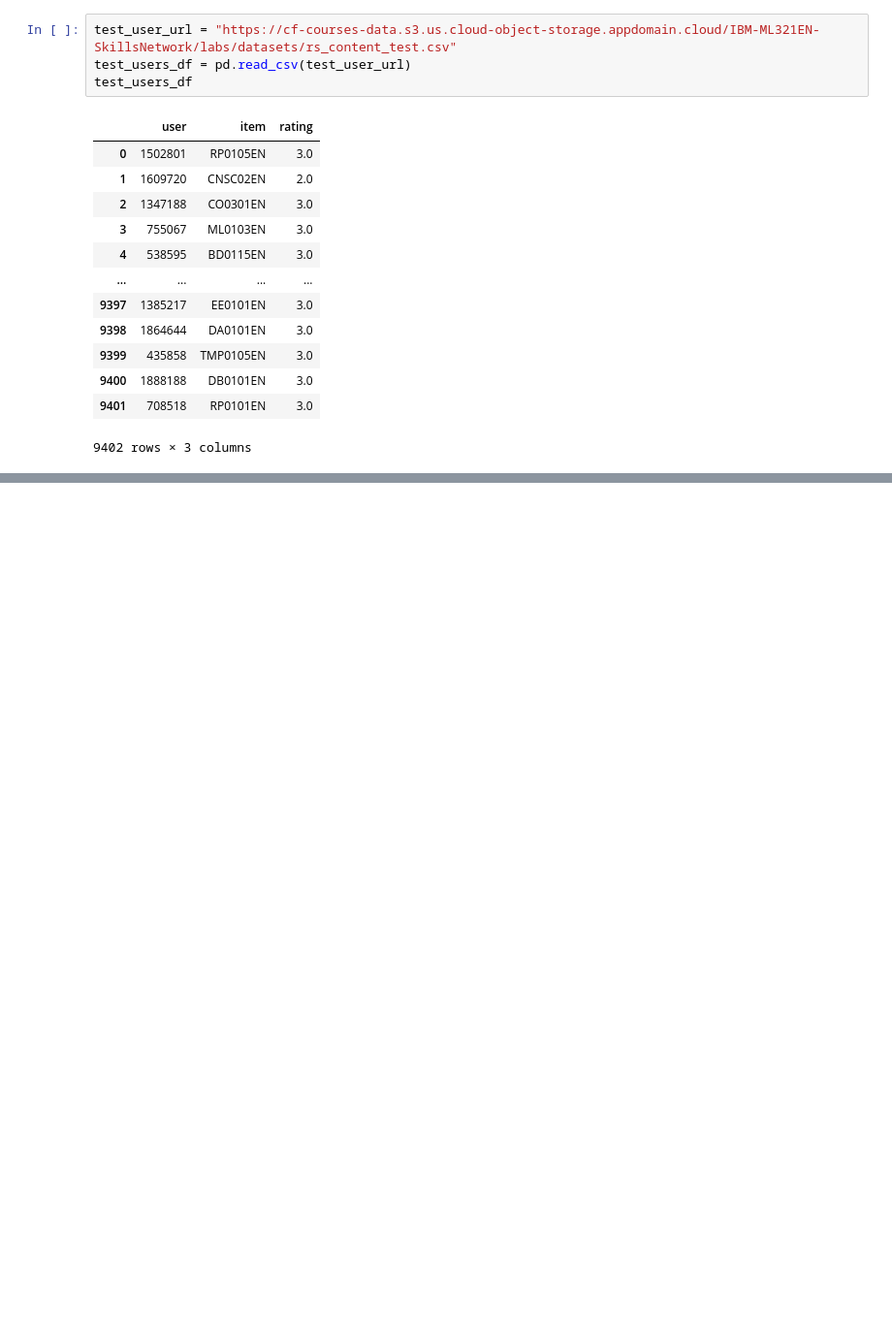
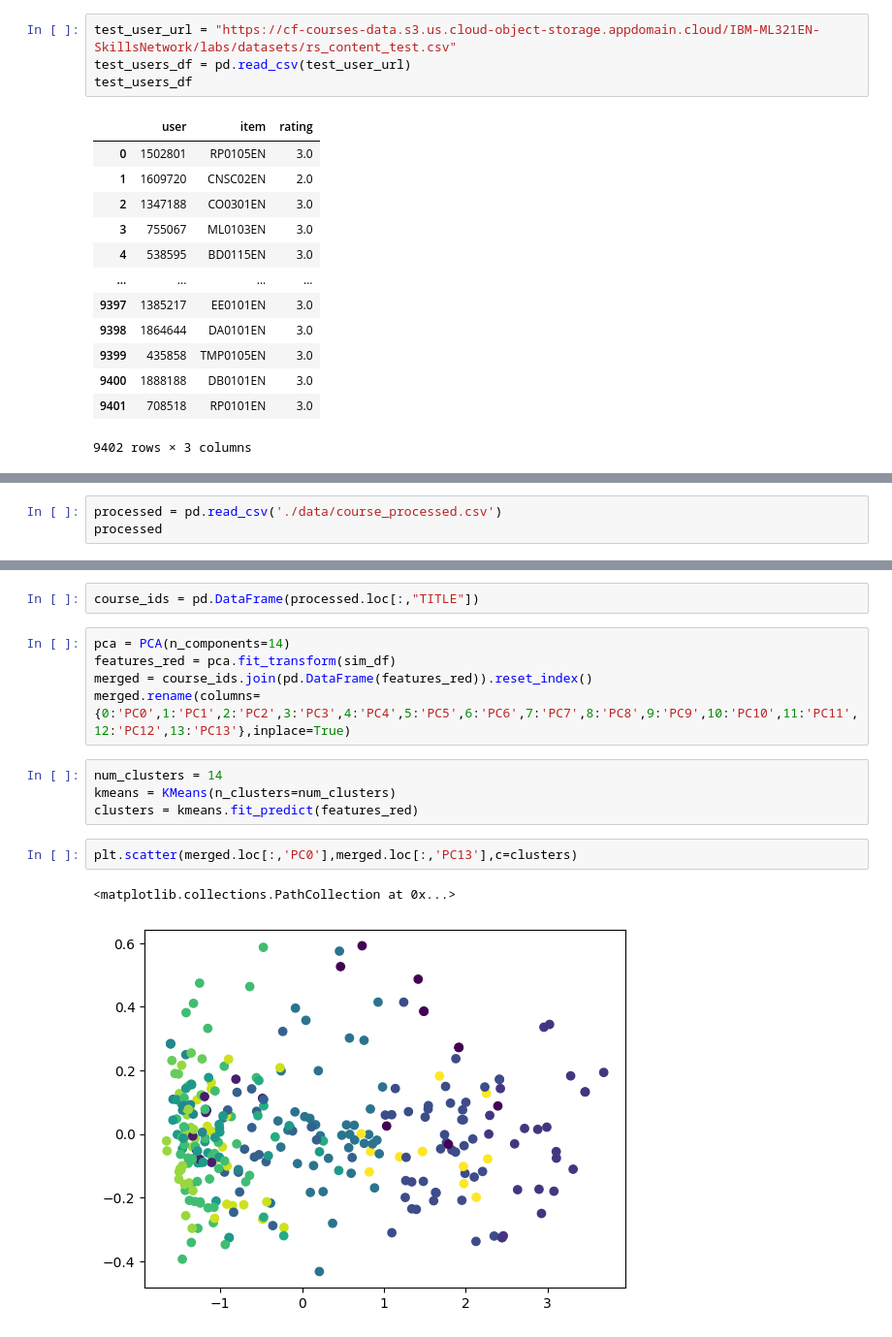
Before and after one commit to sahilsasane/recommender-app, a Jupyter notebook: content_clustering.ipynb, the cells around one changed output, grey strips where cells are left out. Shown at 97% size. Cells and saved outputs as stored; diff of their text form; blank space fills up the shorter version.

```diff
--- a/content_clustering.ipynb
+++ b/content_clustering.ipynb
@@ -299,0 +318,3 @@ courses_clusters[courses_clusters['item']=='BC0201EN']
+# %%
+processed = pd.read_csv('./data/course_processed.csv')
+processed
@@ -299,0 +335,16 @@ courses_clusters[courses_clusters['item']=='BC0201EN']
+# %%
+course_ids = pd.DataFrame(processed.loc[:,"TITLE"])
+# %%
+pca = PCA(n_components=14)
+features_red = pca.fit_transform(sim_df)
+merged = course_ids.join(pd.DataFrame(features_red)).reset_index()
+merged.rename(columns={0:'PC0',1:'PC1',2:'PC2',3:'PC3',4:'PC4',5:'PC5',6:'PC6',7:'PC7',8:'PC8',9:'PC9',10:'PC10',11:'PC11',12:'PC12',13:'PC13'},inplace=True)
+# %%
+num_clusters = 14
+kmeans = KMeans(n_clusters=num_clusters)
+clusters = kmeans.fit_predict(features_red)
+# %%
+plt.scatter(merged.loc[:,'PC0'],merged.loc[:,'PC13'],c=clusters)
+# %% [output]
+<matplotlib.collections.PathCollection at 0x...>
+[figure, added]
```
Also changed, not shown: parts of 19 cells of this notebook, 1 other file.
